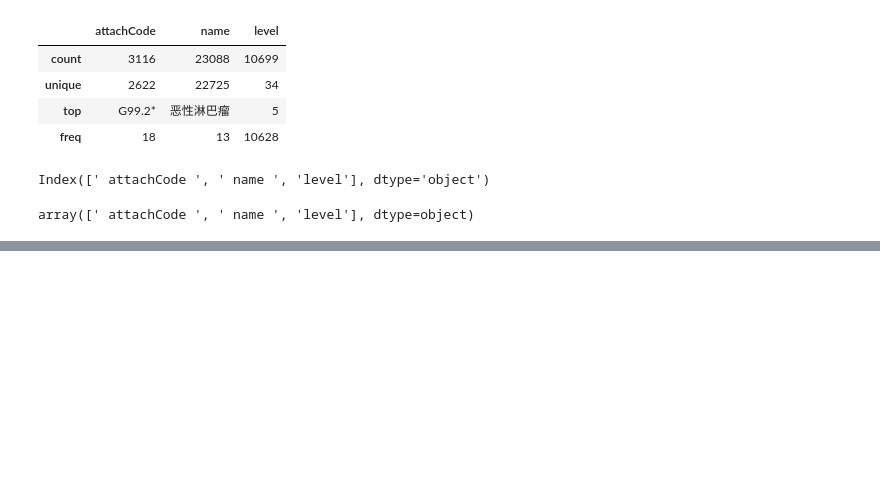
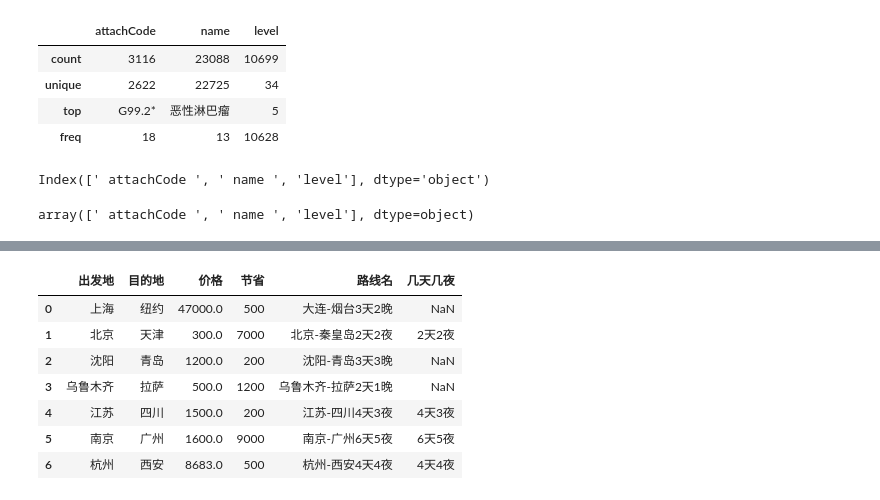
Before and after one commit to skducn/project, a Jupyter notebook: numpy与pandas.ipynb, the cells around one changed output, grey strips where cells are left out. Cells and saved outputs as stored; diff of their text form; code cells hidden in the pictures; blank space fills up the shorter version.

```diff
--- a/numpy与pandas.ipynb
+++ b/numpy与pandas.ipynb
@@ -389,0 +660,3 @@ array(['attachCode', 'name', 'level'], dtype=object)
+# %%
+tmp = Str_PO.indexNumber(str(df.loc[df.目的地.isnull(),"路线名"].values).split("-")[1])
+tmp
@@ -389,0 +673,2 @@ array(['attachCode', 'name', 'level'], dtype=object)
+# %%
+df.loc[df.目的地.isnull(),"目的地"] = [str(x).split("-")[1] for x in df.loc[df.目的地.isnull(),"路线名"]][0][:tmp[0][1]]
@@ -389,0 +700,3 @@ array(['attachCode', 'name', 'level'], dtype=object)
+# %%
+# 将平均价格填充价格缺失值
+df['价格'].fillna(round(df['价格'].mean(),0),inplace=True)
@@ -389,0 +714,2 @@ array(['attachCode', 'name', 'level'], dtype=object)
+# %%
+df["几天几夜"] = df.路线名.str.extract("(\d天\d夜)",expand=False)
@@ -389,0 +727,11 @@ array(['attachCode', 'name', 'level'], dtype=object)
+# %%
+df
+# %% [output]
+|  | 出发地 | 目的地 | 价格 | 节省 | 路线名 | 几天几夜 |
+| 0 | 上海 | 纽约 | 47000.0 | 500 | 大连-烟台3天2晚 | NaN |
+| 1 | 北京 | 天津 | 300.0 | 7000 | 北京-秦皇岛2天2夜 | 2天2夜 |
+| 2 | 沈阳 | 青岛 | 1200.0 | 200 | 沈阳-青岛3天3晚 | NaN |
+| 3 | 乌鲁木齐 | 拉萨 | 500.0 | 1200 | 乌鲁木齐-拉萨2天1晚 | NaN |
+| 4 | 江苏 | 四川 | 1500.0 | 200 | 江苏-四川4天3夜 | 4天3夜 |
+| 5 | 南京 | 广州 | 1600.0 | 9000 | 南京-广州6天5夜 | 6天5夜 |
+| 6 | 杭州 | 西安 | 8683.0 | 500 | 杭州-西安4天4夜 | 4天4夜 |
```
Also changed, not shown: parts of 52 cells of this notebook, 7 other files.
